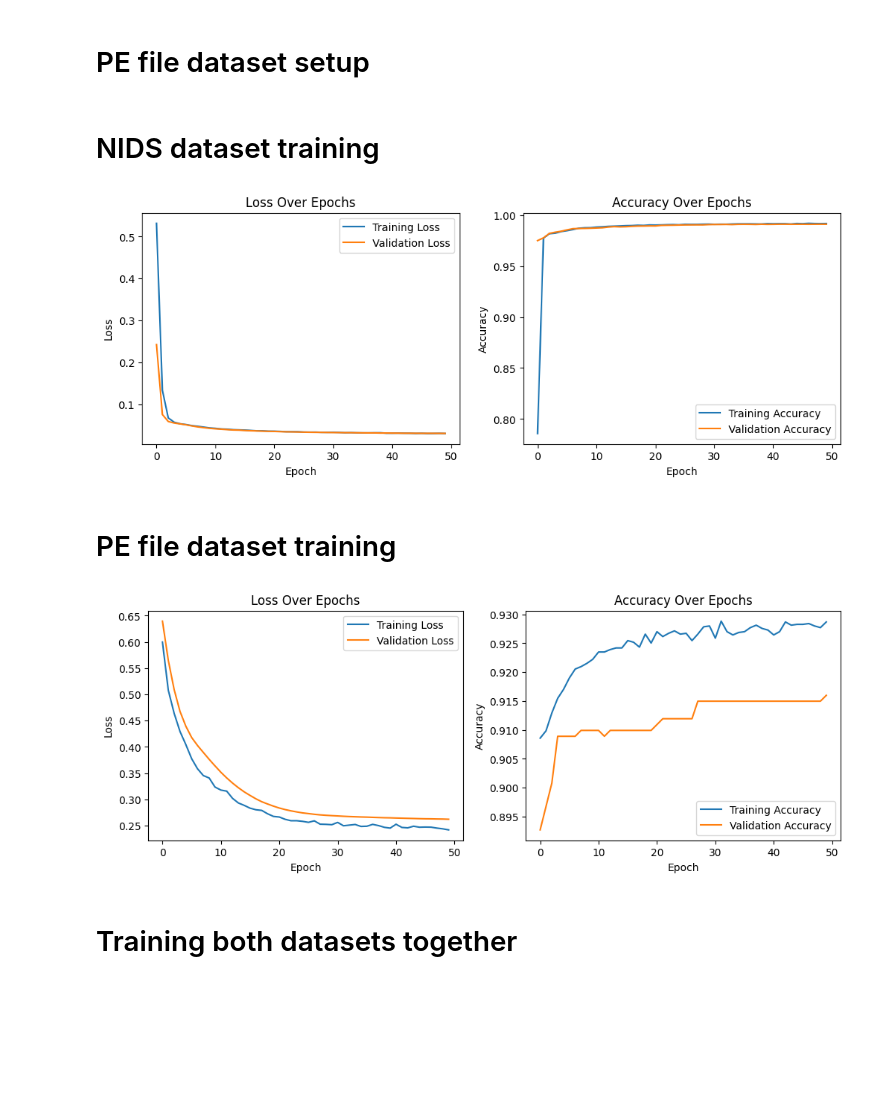
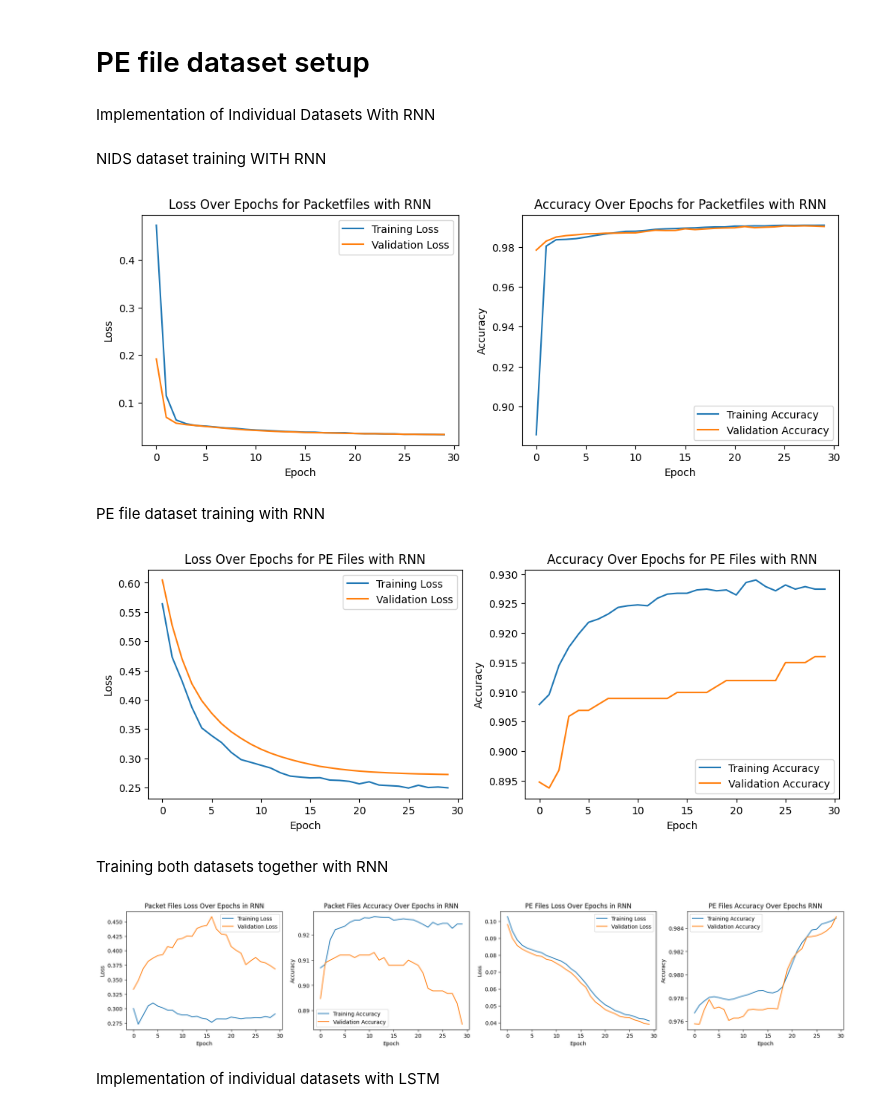
Before and after one commit to mani-prakash-reddy/major_project, a Jupyter notebook: multi_model.ipynb, the cells around one changed output. Saved outputs shown, nothing was run; the diff lists cells and outputs as text; code cells hidden in the pictures; blank space fills up the shorter version.

Commit message:
final multi_model

```diff
--- a/multi_model.ipynb
+++ b/multi_model.ipynb
@@ -189,6 +189,8 @@ pe_X_test_tensor = torch.tensor(X_test, dtype=torch.float32)
 pe_y_test_tensor = torch.tensor(y_test, dtype=torch.float32)
 pe_X_val_tensor = torch.tensor(X_val, dtype=torch.float32)
 pe_y_val_tensor = torch.tensor(y_val, dtype=torch.float32)
+# %% [markdown]
+Implementation of Individual Datasets With RNN
 # %%
 input_size = X_train.shape[1]  # Update to the correct input size
 hidden_size1 = 100
@@ -203,17 +205,17 @@ model = DLMODEL(input_size, hidden_size1, hidden_size2,
 # Define the loss function and optimizer
 criterion = nn.BCELoss()
 optimizer = optim.Adam(model.parameters(), lr=0.00001)
-# %% [markdown]
-# NIDS dataset training
+# %% [markdown]
+NIDS dataset training WITH RNN
 # %%
-writer = SummaryWriter('runs/nids_experiment_1')
+writer = SummaryWriter('Packet files with RNN')
 
 train_losses = []
 train_accuracies = []
 val_losses = []
 val_accuracies = []
 
-num_epochs = 50
+num_epochs = 30
 batch_size = 32
 
 
@@ -260,10 +262,10 @@ for epoch in range(num_epochs):
     correct_val = torch.sum((val_outputs > 0.5).float() == network_y_test_tensor.unsqueeze(1))
     val_accuracy = correct_val.item() / len(network_X_test_tensor)
 
-    writer.add_scalar('Loss/train', average_loss, epoch)
-    writer.add_scalar('Accuracy/train', accuracy, epoch)
-    writer.add_scalar('Loss/test', val_loss.item(), epoch)
-    writer.add_scalar('Accuracy/test', val_accuracy, epoch)
+    writer.add_scalar('Training Loss Comparision', average_loss, epoch)
+    writer.add_scalar('Training Accuracy Comparision', accuracy, epoch)
+    writer.add_scalar('Testing Loss Comparision', val_loss.item(), epoch)
+    writer.add_scalar('Testing Accuracy Comparision', val_accuracy, epoch)
 
     pbar.set_postfix({'Epoch': epoch + 1, 'Loss': average_loss, 'Accuracy': accuracy, 'Validation Loss': val_loss.item(), 'Validation Accuracy': val_accuracy})
     pbar.close()
@@ -292,7 +294,7 @@ plt.figure(figsize=(12, 4))
 plt.subplot(1, 2, 1)
 plt.plot(train_losses, label='Training Loss')
 plt.plot(val_losses, label='Validation Loss')
-plt.title('Loss Over Epochs')
+plt.title('Loss Over Epochs for Packetfiles with RNN')
 plt.xlabel('Epoch')
 plt.ylabel('Loss')
 plt.legend()
@@ -300,25 +302,25 @@ plt.legend()
 plt.subplot(1, 2, 2)
 plt.plot(train_accuracies, label='Training Accuracy')
 plt.plot(val_accuracies, label='Validation Accuracy')
-plt.title('Accuracy Over Epochs')
+plt.title('Accuracy Over Epochs for Packetfiles with RNN')
 plt.xlabel('Epoch')
 plt.ylabel('Accuracy')
 plt.legend()
 
 plt.show()
 # %% [output]
-[figure, old version]
+[figure, new version]
 # %% [markdown]
-# PE file dataset training
+PE file dataset training with RNN
 # %%
-writer = SummaryWriter('runs/pe_experiment_1')
+writer = SummaryWriter('PE Files with RNN')
 
 train_losses = []
 train_accuracies = []
 val_losses = []
 val_accuracies = []
 
-num_epochs = 50
+num_epochs = 30
 batch_size = 32
 
 # Create TensorDatasets
@@ -360,42 +362,42 @@ for epoch in range(num_epochs):
     val_accuracy = correct_val.item() / len(pe_X_test_tensor)
 
     pbar.set_postfix({'Epoch': epoch + 1, 'Loss': average_loss, 'Accuracy': accuracy, 'Validation Loss': val_loss.item(), 'Validation Accuracy': val_accuracy})
     pbar.close()
 
-    writer.add_scalar('Loss/train', average_loss, epoch)
-    writer.add_scalar('Accuracy/train', accuracy, epoch)
-    writer.add_scalar('Loss/test', val_loss.item(), epoch)
-    writer.add_scalar('Accuracy/test', val_accuracy, epoch)
+    writer.add_scalar('Training Loss Comparision', average_loss, epoch)
+    writer.add_scalar('Training Accuracy Comparision', accuracy, epoch)
+    writer.add_scalar('Testing Loss Comparision', val_loss.item(), epoch)
+    writer.add_scalar('Testing Accuracy Comparision', val_accuracy, epoch)
 
     # Store metrics
     train_losses.append(average_loss)
     train_accuracies.append(accuracy)
     val_losses.append(val_loss.item())
     val_accuracies.append(val_accuracy)
 
 # Plot the metrics
 plt.figure(figsize=(12, 4))
 plt.subplot(1, 2, 1)
 plt.plot(train_losses, label='Training Loss')
 plt.plot(val_losses, label='Validation Loss')
-plt.title('Loss Over Epochs')
+plt.title('Loss Over Epochs for PE Files with RNN')
 plt.xlabel('Epoch')
 plt.ylabel('Loss')
 plt.legend()
 
 plt.subplot(1, 2, 2)
 plt.plot(train_accuracies, label='Training Accuracy')
 plt.plot(val_accuracies, label='Validation Accuracy')
-plt.title('Accuracy Over Epochs')
+plt.title('Accuracy Over Epochs for PE Files with RNN')
 plt.xlabel('Epoch')
 plt.ylabel('Accuracy')
 plt.legend()
 
 plt.show()
 # %% [output]
-[figure, old version]
+[figure, new version]
 # %% [markdown]
-# Training both datasets together
+Training both datasets together with RNN
 # %%
 input_size = X_train.shape[1]  # Update to the correct input size
 hidden_size1 = 100
@@ -417,14 +419,14 @@ import matplotlib.pyplot as plt
 # pe_X_train_tensor, pe_y_train_tensor, pe_X_test_tensor, pe_y_test_tensor are  first datasets
 # network_X_train_tensor, network_y_train_tensor, network_X_test_tensor, network_y_test_tensor are  second datasets
 
-writer = SummaryWriter('runs/multi_model_experiment_1')
+writer = SummaryWriter('RNN MULTIMODEL')
 
 train_losses1, train_losses2 = [], []
 train_accuracies1, train_accuracies2 = [], []
 val_losses1, val_losses2 = [], []
 val_accuracies1, val_accuracies2 = [], []
 
-num_epochs = 50
+num_epochs = 30
 batch_size = 32
 
 # Create TensorDatasets
@@ -485,6 +487,7 @@ for epoch in range(num_epochs):
     average_loss2 = running_loss2 / len(train_loader2)
     accuracy2 = correct_train2.item() / len(network_X_train_tensor)
 
+
     # Validation
     model.eval()
     val_outputs1 = model(pe_X_test_tensor.unsqueeze(2))
@@ -502,12 +505,13 @@ for epoch in range(num_epochs):
     pbar.set_postfix({'Epoch': epoch + 1, 'Loss1': average_loss1, 'Accuracy1': accuracy1, 'Loss2': average_loss2, 'Accuracy2': accuracy2, 'Validation Loss': val_loss, 'Validation Accuracy': (val_accuracy1 + val_accuracy2) / 2})
     pbar.close()
 
-    writer.add_scalar('Loss/train1', average_loss1, epoch)
-    writer.add_scalar('Accuracy/train1', accuracy1, epoch)
-    writer.add_scalar('Loss/train2', average_loss2, epoch)
-    writer.add_scalar('Accuracy/train2', accuracy2, epoch)
-    writer.add_scalar('Loss/test', val_loss, epoch)
-    writer.add_scalar('Accuracy/test', (val_accuracy1 + val_accuracy2) / 2, epoch)
+    average_loss=(average_loss1 + average_loss2)/2
+    accuracy=(accuracy1 + accuracy2)/2
+
+    writer.add_scalar('Training Loss Comparision', average_loss, epoch)
+    writer.add_scalar('Training Accuracy Comparision', accuracy, epoch)
+    writer.add_scalar('Testing Loss Comparision', val_loss, epoch)
+    writer.add_scalar('Testing Accuracy Comparision', (val_accuracy1 + val_accuracy2) / 2, epoch)
 
 
     # Store metrics
@@ -530,7 +534,7 @@ plt.figure(figsize=(24, 4))
 plt.subplot(1, 4, 1)
 plt.plot(train_losses1, label='Training Loss')
 plt.plot(val_losses1, label='Validation Loss')
-plt.title('Dataset 1 Loss Over Epochs')
+plt.title('Packet Files Loss Over Epochs in RNN')
 plt.xlabel('Epoch')
 plt.ylabel('Loss')
 plt.legend()
@@ -538,7 +542,7 @@ plt.legend()
 plt.subplot(1, 4, 2)
 plt.plot(train_accuracies1, label='Training Accuracy')
 plt.plot(val_accuracies1, label='Validation Accuracy')
-plt.title('Dataset 1 Accuracy Over Epochs')
+plt.title('Packet Files Accuracy Over Epochs in RNN')
 plt.xlabel('Epoch')
 plt.ylabel('Accuracy')
 plt.legend()
@@ -546,7 +550,7 @@ plt.legend()
 plt.subplot(1, 4, 3)
 plt.plot(train_losses2, label='Training Loss')
 plt.plot(val_losses2, label='Validation Loss')
-plt.title('Dataset 2 Loss Over Epochs')
+plt.title('PE Files Loss Over Epochs in RNN')
 plt.xlabel('Epoch')
 plt.ylabel('Loss')
 plt.legend()
@@ -554,9 +558,13 @@ plt.legend()
 plt.subplot(1, 4, 4)
 plt.plot(train_accuracies2, label='Training Accuracy')
 plt.plot(val_accuracies2, label='Validation Accuracy')
-plt.title('Dataset 2 Accuracy Over Epochs')
+plt.title('PE Files Accuracy Over Epochs RNN')
 plt.xlabel('Epoch')
 plt.ylabel('Accuracy')
 plt.legend()
 
 plt.show()
+# %% [output]
+[figure, added]
+# %% [markdown]
+Implementation of individual datasets with LSTM
```
Also changed, not shown: parts of 18 cells of this notebook, 11 other files.
